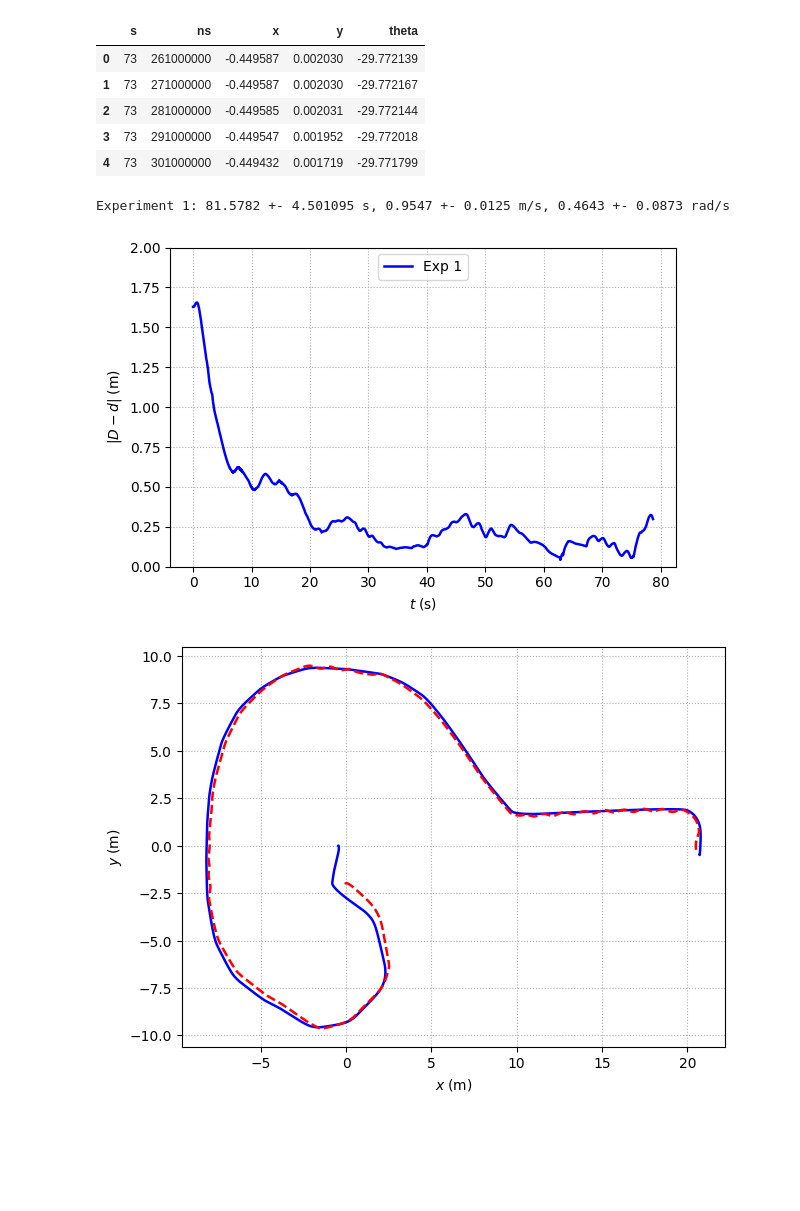
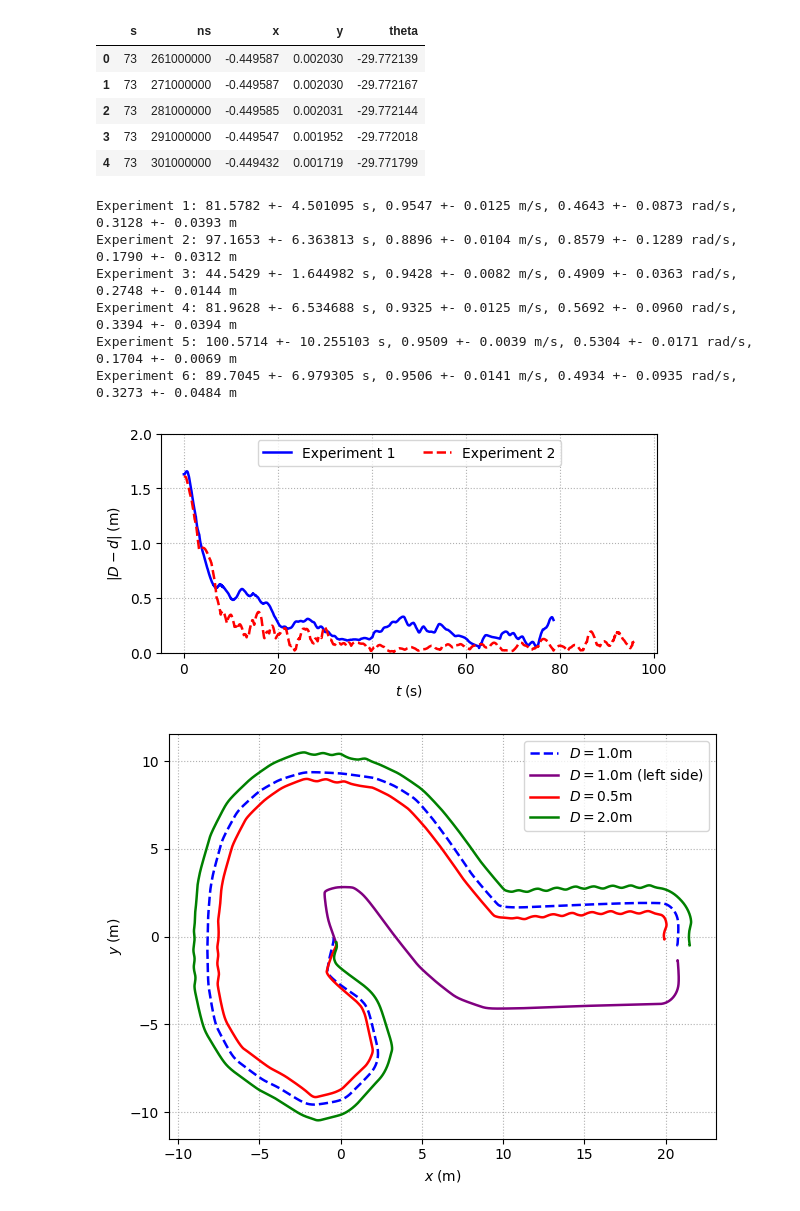
Before and after one commit to filipepcampos/feup-ri-reactive-robot, a Jupyter notebook: analysis/analysis.ipynb, the cells around one changed output. Drawn from its saved outputs; the diff is of its cells as text; code cells hidden in the pictures; blank space fills up the shorter version.

Commit message:
feat: add some plots

```diff
--- a/analysis/analysis.ipynb
+++ b/analysis/analysis.ipynb
@@ -4,7 +4,7 @@ import matplotlib.pyplot as plt
 import numpy as np
 # %%
 def get_dfs(experiment_number: int, pos_number: int) -> pd.DataFrame:
-    log_df = pd.read_csv(f'results/experiment_{experiment_number}/pos{pos_number}_logs.csv', sep=';', skiprows=5)
+    log_df = pd.read_csv(f'results/experiment_{experiment_number}/pos{pos_number}_logs.csv', sep=';', skiprows=5, names=['time','side','closest_point_dist','relative_dist','angular_vel','linear_vel'])
     odom_df = pd.read_csv(f'results/experiment_{experiment_number}/pos{pos_number}_odometry.csv', sep=',', names=['s','ns','x', 'y','theta'])
     log_df['time'] = log_df['time'] - log_df['time'][0]
     return log_df, odom_df
@@ -36,52 +36,67 @@ def get_metrics_for_experiments(experiments: [int], num_pos: int) -> None:
         lap_times = []
         avg_linear_velocity = []
         avg_angular_velocity = []
+        relative_distance = []
+
         for i in range(1, num_pos+1):
             log_df, odom_df = get_dfs(experiment, i)
             lap_times.append(get_lap_time(log_df))
             avg_linear_velocity.append(np.mean(log_df['linear_vel']))
             avg_angular_velocity.append(np.mean(abs(log_df['angular_vel'])))
-        print(f'Experiment {experiment}: {np.mean(lap_times):.4f} +- {np.std(lap_times):4f} s, {np.mean(avg_linear_velocity):.4f} +- {np.std(avg_linear_velocity):.4f} m/s, {np.mean(avg_angular_velocity):.4f} +- {np.std(avg_angular_velocity):.4f} rad/s')
-get_metrics_for_experiments([1], 3)
+            relative_distance.append(np.mean(abs(log_df['relative_dist'])))
+
+        print(f'Experiment {experiment}: {np.mean(lap_times):.4f} +- {np.std(lap_times):4f} s, {np.mean(avg_linear_velocity):.4f} +- {np.std(avg_linear_velocity):.4f} m/s, {np.mean(avg_angular_velocity):.4f} +- {np.std(avg_angular_velocity):.4f} rad/s, {np.mean(relative_distance):.4f} +- {np.std(relative_distance):.4f} m')
+get_metrics_for_experiments([1,2,3,4,5,6], 3)
 # %% [output]
-Experiment 1: 81.5782 +- 4.501095 s, 0.9547 +- 0.0125 m/s, 0.4643 +- 0.0873 rad/s
+Experiment 1: 81.5782 +- 4.501095 s, 0.9547 +- 0.0125 m/s, 0.4643 +- 0.0873 rad/s, 0.3128 +- 0.0393 m
+Experiment 2: 97.1653 +- 6.363813 s, 0.8896 +- 0.0104 m/s, 0.8579 +- 0.1289 rad/s, 0.1790 +- 0.0312 m
+Experiment 3: 44.5429 +- 1.644982 s, 0.9428 +- 0.0082 m/s, 0.4909 +- 0.0363 rad/s, 0.2748 +- 0.0144 m
+Experiment 4: 81.9628 +- 6.534688 s, 0.9325 +- 0.0125 m/s, 0.5692 +- 0.0960 rad/s, 0.3394 +- 0.0394 m
+Experiment 5: 100.5714 +- 10.255103 s, 0.9509 +- 0.0039 m/s, 0.5304 +- 0.0171 rad/s, 0.1704 +- 0.0069 m
+Experiment 6: 89.7045 +- 6.979305 s, 0.9506 +- 0.0141 m/s, 0.4934 +- 0.0935 rad/s, 0.3273 +- 0.0484 m
 # %%
-def plot_stability_for_experiments(experiments: [int], num_pos: int) -> None:
-    plt.figure(figsize=(6, 4))
+def plot_stability_for_experiments(experiments: [int], num_pos: int, colors: [str], linestyles: [str]) -> None:
+    plt.figure(figsize=(6, 3))
 
-    def plot_stability(dfs: [pd.DataFrame], color='blue', linestyle='-') -> None:
+    def plot_stability(dfs: [pd.DataFrame], label: str, color='blue', linestyle='-') -> None:
         average_relative_dist_df = dfs[0].copy()
         average_relative_dist_df['relative_dist'] = sum([abs(dfs[i]['relative_dist']) for i in range(len(dfs))]) / len(dfs)
 
         plt.plot(average_relative_dist_df['time'], average_relative_dist_df['relative_dist'],
             linestyle=linestyle,
             linewidth=1.8,
             color=color,
-            label=r'Exp 1'
+            label=label
         )
 
-    for experiment in experiments:
+    for experiment, color, linestyle in zip(experiments, colors, linestyles):
         dfs_to_plot = [get_dfs(experiment, i)[0] for i in range(1, num_pos+1)]
-        plot_stability(dfs_to_plot)
+        plot_stability(dfs_to_plot, label=f'Experiment {experiment}', color=color, linestyle=linestyle)
 
     plt.xlabel(r'$t\;(\text{s})$')
     plt.ylabel(r'$|D-d|\;(\text{m})$')
     plt.ylim(0, 2)
     plt.grid(linestyle='dotted')
     plt.legend(ncol=2, loc=9) # 9 means top center
     plt.tight_layout()
-plot_stability_for_experiments([1], 3)
+
+plot_stability_for_experiments([1, 2, 4], 3, colors=['blue', 'red'], linestyles=['-', '--'])
 # %% [output]
-[figure, old version]
+[figure, new version]
 # %%
 #plt.figure(figsize=(6, 4))
-def plot_odometry(df: pd.DataFrame, color='blue', linestyle='-') -> None:
-    plt.plot(df['x'], df['y'], color=color, linewidth=1.8, linestyle=linestyle)
+def plot_odometry(df: pd.DataFrame, color:str ='blue', linestyle: str='-', label: str ='') -> None:
+    plt.plot(df['x'], df['y'], color=color, linewidth=1.8, linestyle=linestyle, label=label)
+
+plot_odometry(odom_df, linestyle='--', label=r'$D = 1.0 \text{m}$')
+plot_odometry(get_dfs(3, 1)[1], color='purple', linestyle='-', label=r'$D = 1.0 \text{m}$ (left side)')
+plot_odometry(get_dfs(4, 1)[1], color='red', linestyle='-', label=r'$D = 0.5 \text{m}$')
+plot_odometry(get_dfs(5, 1)[1], color='green', linestyle='-', label=r'$D = 2.0 \text{m}$')
+
 plt.xlabel(r'$x\;(\text{m})$')
 plt.ylabel(r'$y\;(\text{m})$')
 plt.grid(linestyle='dotted')
+plt.legend(ncol=1, loc='upper right')
 plt.tight_layout()
-plot_odometry(odom_df)
-plot_odometry(get_dfs(1, 2)[1], color='red', linestyle='--')
 # %% [output]
-[figure, old version]
+[figure, new version]
```
Also changed, not shown: parts of 1 cell of this notebook, 47 other files.
